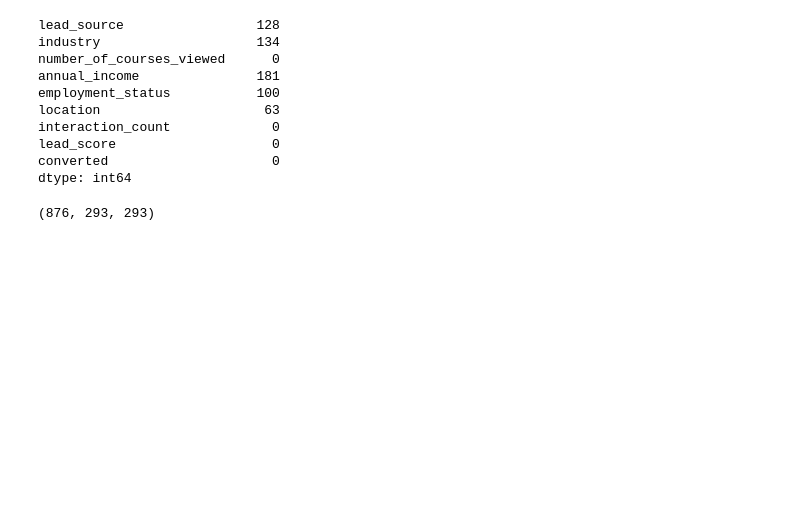
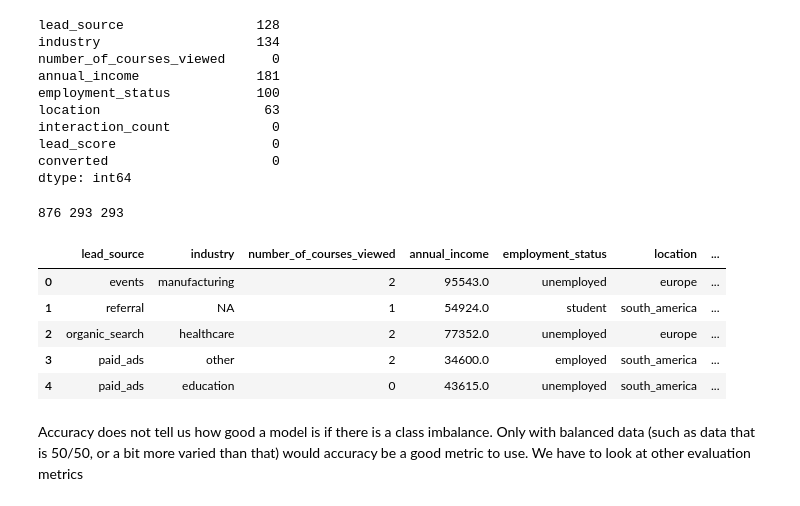
Before and after one commit to NuriaAk/machine_learning_project, a Jupyter notebook: 04-eval_metrics_classification/homework-04.ipynb, the cells around one changed output. Saved outputs shown, nothing was run; the diff lists cells and outputs as text; code cells hidden in the pictures; blank space fills up the shorter version.

```diff
--- a/04-eval_metrics_classification/homework-04.ipynb
+++ b/04-eval_metrics_classification/homework-04.ipynb
@@ -94,11 +97,13 @@ def split_60_20_20(df, target):
     df_train, df_val = train_test_split(df_full_train, test_size=0.25, random_state=1)
     print(len(df_train), len(df_val), len(df_test))
 
+    df_full_train = df_full_train.reset_index(drop=True)
     df_train = df_train.reset_index(drop=True)
     df_val = df_val.reset_index(drop=True)
     df_test = df_test.reset_index(drop=True)
 
 # Target for classification task will be 'target' variable
+    y_full_train = df_full_train[target].values
     y_train = df_train[target].values
     y_val = df_val[target].values
     y_test = df_test[target].values
@@ -106,10 +111,18 @@ def split_60_20_20(df, target):
     del df_train[target]
     del df_val[target]
     del df_test[target]
-    return df_train, df_val, df_test, y_train, y_val, y_test
+    return df_full_train, df_train, df_val, df_test, y_full_train, y_train, y_val, y_test
-# %% [output]
-(876, 293, 293)
 # %%
 df = clean_transform(df)
-df_train, df_val, df_test, y_train, y_val, y_test = split_60_20_20(df, target = 'converted')
+df_full_train, df_train, df_val, df_test, y_full_train, y_train, y_val, y_test = split_60_20_20(df, target = 'converted')
 df_train.head()
+# %% [output]
+876 293 293
+|  | lead_source | industry | number_of_courses_viewed | annual_income | employment_status | location | ... |
+| 0 | events | manufacturing | 2 | 95543.0 | unemployed | europe | ... |
+| 1 | referral | NA | 1 | 54924.0 | student | south_america | ... |
+| 2 | organic_search | healthcare | 2 | 77352.0 | unemployed | europe | ... |
+| 3 | paid_ads | other | 2 | 34600.0 | employed | south_america | ... |
+| 4 | paid_ads | education | 0 | 43615.0 | unemployed | south_america | ... |
+# %% [markdown]
+Accuracy does not tell us how good a model is if there is a class imbalance. Only with balanced data (such as data that is 50/50, or a bit more varied than that) would accuracy be a good metric to use. We have to look at other evaluation metrics
```
Also changed, not shown: parts of 34 cells of this notebook.
